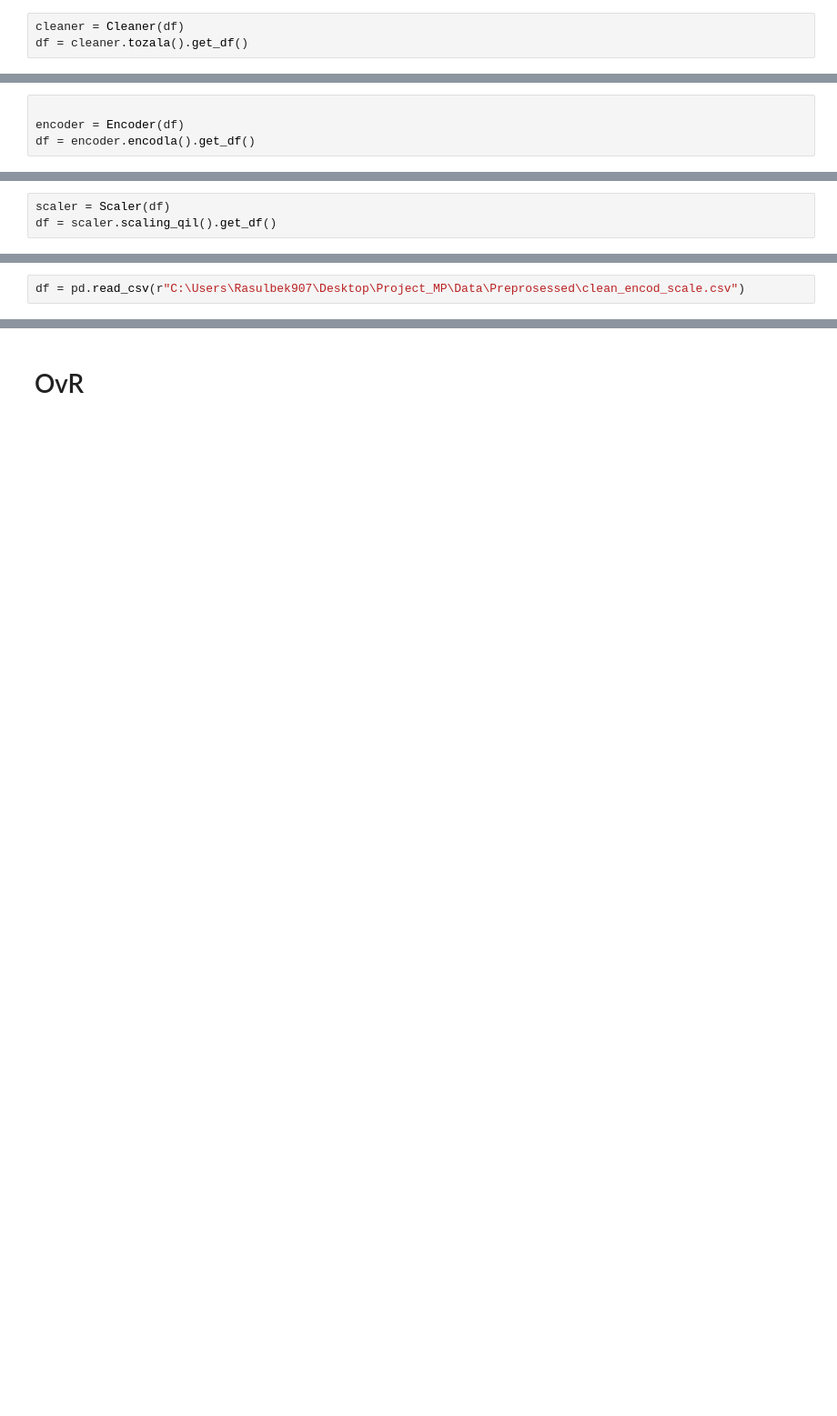
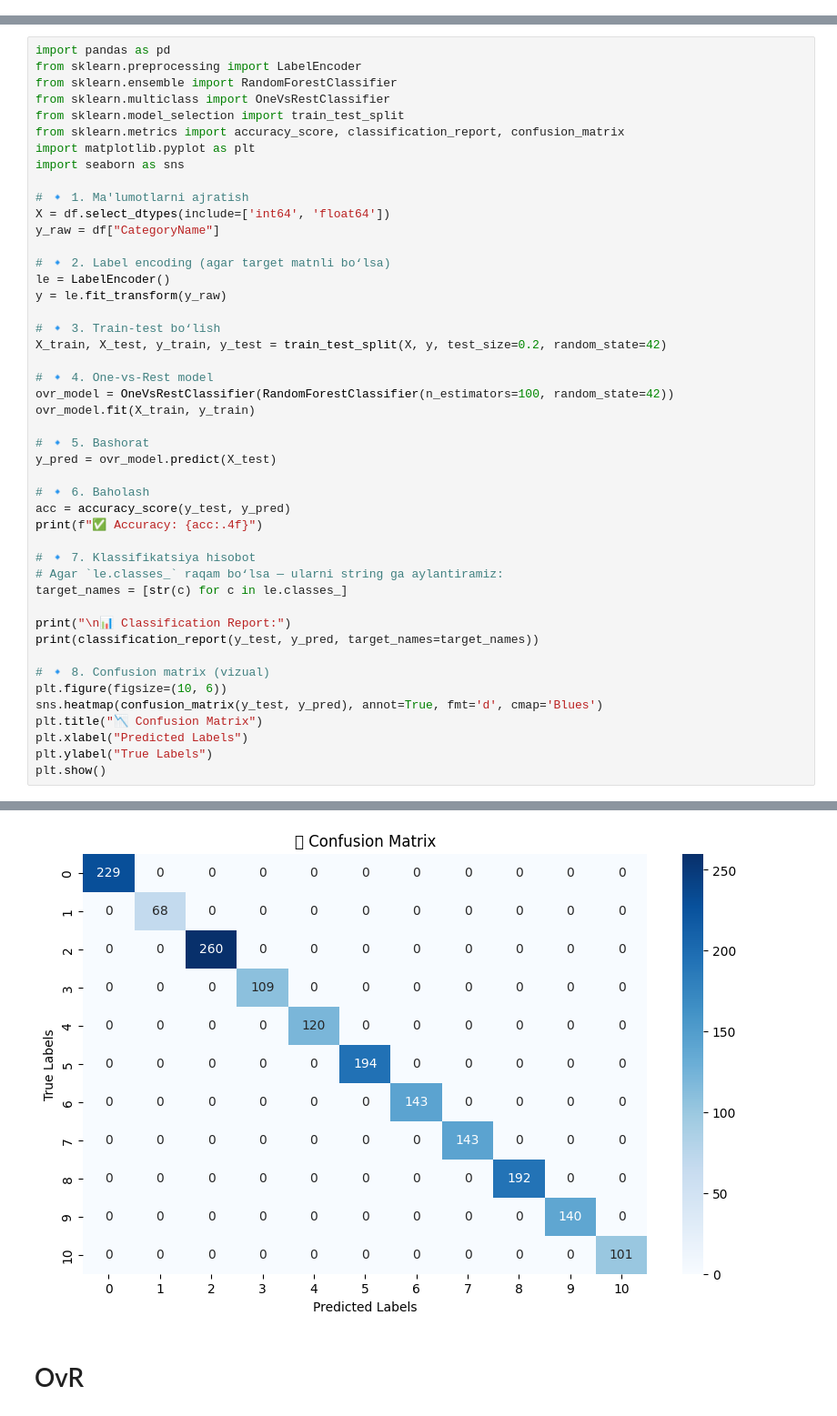
Before and after one commit to rasulbekdeveloper907/You_Tube_Views_Prediction, a Jupyter notebook: Notebooks/ovo_ovr.ipynb, the cells around one changed output, grey strips where cells are left out. Shown: that part at 91% size. Drawn from its saved outputs; the diff is of its cells as text; blank space fills up the shorter version.

```diff
--- a/Notebooks/ovo_ovr.ipynb
+++ b/Notebooks/ovo_ovr.ipynb
@@ -59,3 +41,0 @@ Source path added: c:\Users\Rasulbek907\Desktop\Project_MP\Source
-# %%
-cleaner = Cleaner(df)
-df = cleaner.tozala().get_df()
@@ -82,4 +41,0 @@ memory usage: 1.6+ MB
-# %%
-
-encoder = Encoder(df)
-df = encoder.encodla().get_df()
@@ -106,3 +41,0 @@ memory usage: 1.7 MB
-# %%
-scaler = Scaler(df)
-df = scaler.scaling_qil().get_df()
@@ -129,2 +41,0 @@ memory usage: 1.7 MB
-# %%
-df = pd.read_csv(r"C:\Users\Rasulbek907\Desktop\Project_MP\Data\Preprosessed\clean_encod_scale.csv")
@@ -207,0 +48,47 @@ Please also refer to the documentation for alternative solver options:
+# %%
+import pandas as pd
+from sklearn.preprocessing import LabelEncoder
+from sklearn.ensemble import RandomForestClassifier
+from sklearn.multiclass import OneVsRestClassifier
+from sklearn.model_selection import train_test_split
+from sklearn.metrics import accuracy_score, classification_report, confusion_matrix
+import matplotlib.pyplot as plt
+import seaborn as sns
+
+# 🔹 1. Ma'lumotlarni ajratish
+X = df.select_dtypes(include=['int64', 'float64'])
+y_raw = df["CategoryName"]
+
+# 🔹 2. Label encoding (agar target matnli bo‘lsa)
+le = LabelEncoder()
+y = le.fit_transform(y_raw)
+
+# 🔹 3. Train-test bo‘lish
+X_train, X_test, y_train, y_test = train_test_split(X, y, test_size=0.2, random_state=42)
+
+# 🔹 4. One-vs-Rest model
+ovr_model = OneVsRestClassifier(RandomForestClassifier(n_estimators=100, random_state=42))
+ovr_model.fit(X_train, y_train)
+
+# 🔹 5. Bashorat
+y_pred = ovr_model.predict(X_test)
+
+# 🔹 6. Baholash
+acc = accuracy_score(y_test, y_pred)
+print(f"✅ Accuracy: {acc:.4f}")
+
+# 🔹 7. Klassifikatsiya hisobot
+# Agar `le.classes_` raqam bo‘lsa — ularni string ga aylantiramiz:
+target_names = [str(c) for c in le.classes_]
+
+print("\n📊 Classification Report:")
+print(classification_report(y_test, y_pred, target_names=target_names))
+
+# 🔹 8. Confusion matrix (vizual)
+plt.figure(figsize=(10, 6))
+sns.heatmap(confusion_matrix(y_test, y_pred), annot=True, fmt='d', cmap='Blues')
+plt.title("📉 Confusion Matrix")
+plt.xlabel("Predicted Labels")
+plt.ylabel("True Labels")
+plt.show()
+# %% [output]
@@ -208,3 +115,4 @@ Please also refer to the documentation for alternative solver options:
+[figure, added]
 # %% [markdown]
 # OvR
 # %%
```
Also changed, not shown: parts of 17 cells of this notebook, 1 other file.
